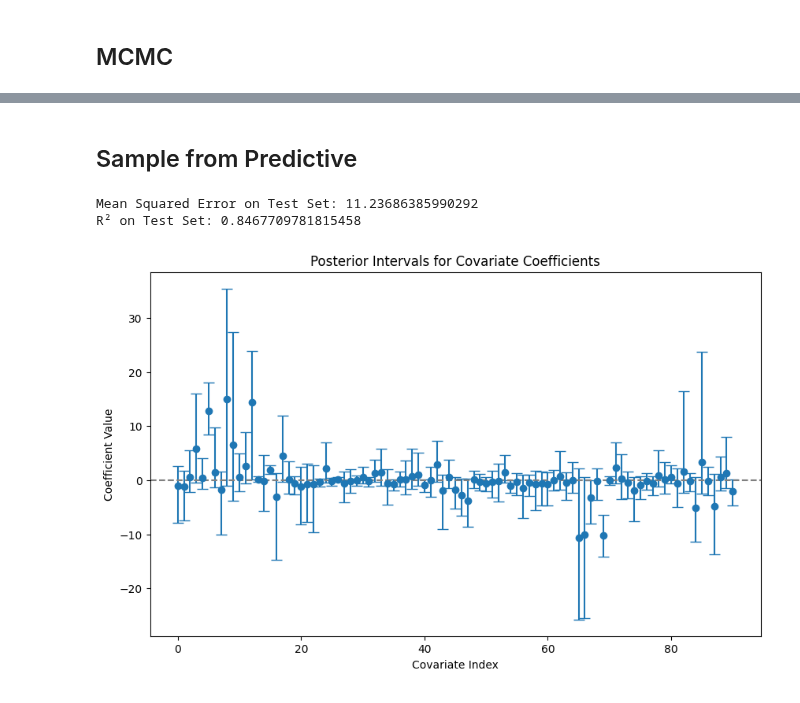
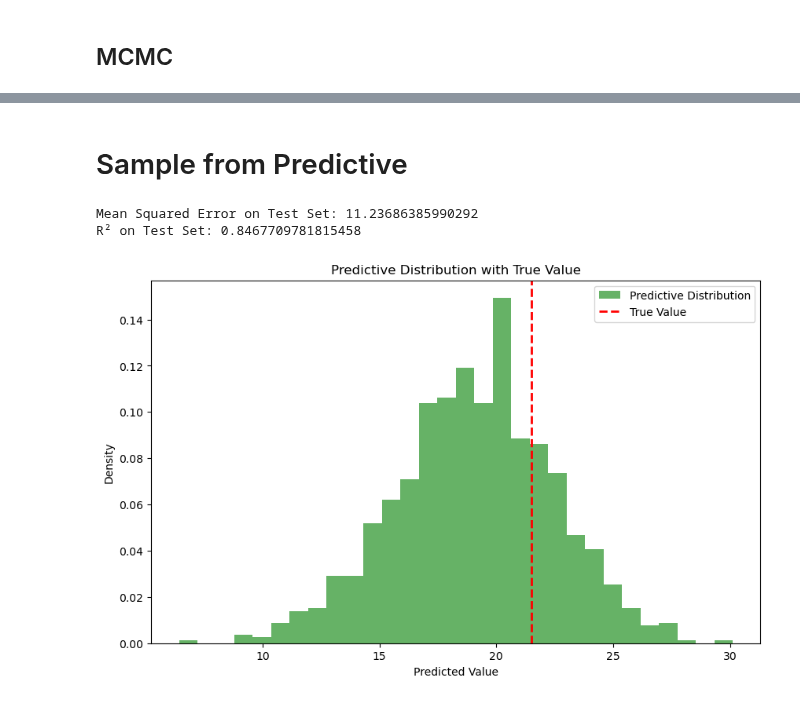
Before and after one commit to pablogarciarce/AdvReg, a Jupyter notebook: notebooks/horseshoe.ipynb, the cells around one changed output, grey strips where cells are left out. Saved outputs shown, nothing was run; the diff lists cells and outputs as text; code cells hidden in the pictures.

```diff
--- a/notebooks/horseshoe.ipynb
+++ b/notebooks/horseshoe.ipynb
@@ -73,5 +94,5 @@ Number of divergences: 259
 # %% [markdown]
-## Sample from Predictive
+# Sample from Predictive
 # %%
 posterior_samples = mcmc.get_samples()
 predictive = Predictive(model, posterior_samples)
@@ -85,22 +106,26 @@ print(f'R² on Test Set: {r2}')
 # %% [output]
 Mean Squared Error on Test Set: 11.23686385990292
 R² on Test Set: 0.8467709781815458
-# %%
-# Posterior samples from betas
-beta_samples = posterior_samples['beta']
-
-# Mean and credible intervals for betas
-beta_means = jnp.mean(beta_samples, axis=0)
-beta_lower = jnp.percentile(beta_samples, 2.5, axis=0)
-beta_upper = jnp.percentile(beta_samples, 97.5, axis=0)
-
-# Plot for feature importance
-plt.figure(figsize=(10, 6))
-plt.errorbar(range(len(beta_means)), beta_means, yerr=[beta_means - beta_lower, beta_upper - beta_means], fmt='o', capsize=5)
-plt.axhline(0, color='gray', linestyle='--')
-plt.xlabel('Covariate Index')
-plt.ylabel('Coefficient Value')
-plt.title('Posterior Intervals for Covariate Coefficients')
-plt.show()
-# %% [output]
-[figure, removed]
+# %%
+# Choose an index for a real observation
+index = 10
+
+# Extract the predictive distribution for the chosen observation
+predictive_dist = predictions[:, index]
+
+# Plot the histogram of the predictive distribution
+plt.figure(figsize=(10, 6))
+plt.hist(predictive_dist, bins=30, density=True, alpha=0.6, color='g', label='Predictive Distribution')
+
+# Plot the true value as a vertical line
+true_value = y_test[index]
+plt.axvline(true_value, color='r', linestyle='--', linewidth=2, label='True Value')
+
+# Add labels and title
+plt.xlabel('Predicted Value')
+plt.ylabel('Density')
+plt.title('Predictive Distribution with True Value')
+plt.legend()
+plt.show()
+# %% [output]
+[figure, added]
```
Also changed, not shown: parts of 5 cells of this notebook.
